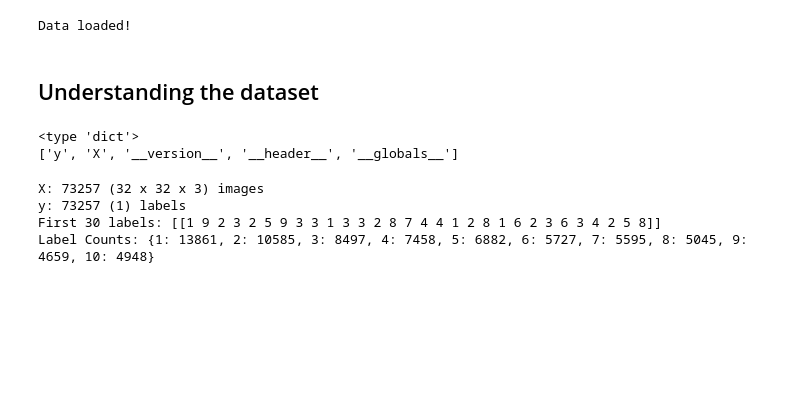
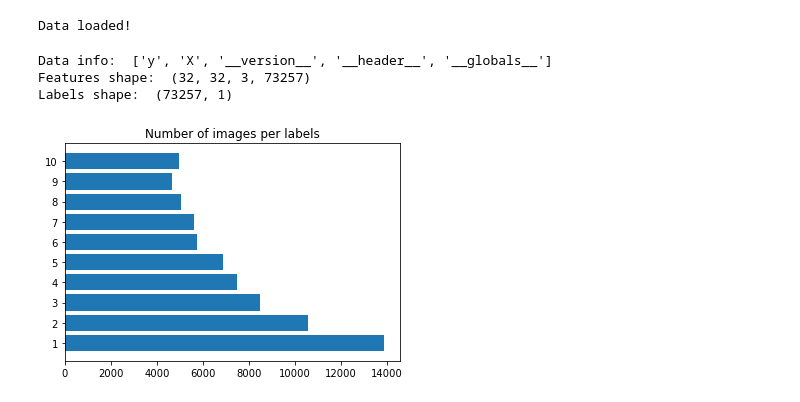
Before and after one commit to danresende/machine-learning, a Jupyter notebook: mlnd_capstone/project/draft.ipynb, the cells around one changed output. Cells and saved outputs as stored; diff of their text form; code cells hidden in the pictures; blank space fills up the shorter version.

```diff
--- a/mlnd_capstone/project/draft.ipynb
+++ b/mlnd_capstone/project/draft.ipynb
@@ -62,28 +163,24 @@ svhn_data = loadmat('../data/train_32x32.mat')
 print('Data loaded!')
 # %% [output]
 Data loaded!
-# %% [markdown]
-## Understanding the dataset
-# %%
-print(type(svhn_data))
-print(svhn_data.keys())
-# %% [output]
-<type 'dict'>
-['y', 'X', '__version__', '__header__', '__globals__']
-# %%
-features = svhn_data['X']
-labels = svhn_data['y']
-
-print('X: {} ({} x {} x {}) images'.format(features.shape[3], features.shape[0],
-                                           features.shape[1], features.shape[2]))
-print('y: {} ({}) labels'.format(labels.shape[0], labels.shape[1]))
-print('First 30 labels: {}'.format(labels[:30].reshape((1,-1))))
-print('Label Counts: {}'.format(dict(zip(*np.unique(labels, return_counts=True)))))
-# %% [output]
-X: 73257 (32 x 32 x 3) images
-y: 73257 (1) labels
-First 30 labels: [[1 9 2 3 2 5 9 3 3 1 3 3 2 8 7 4 4 1 2 8 1 6 2 3 6 3 4 2 5 8]]
-Label Counts: {1: 13861, 2: 10585, 3: 8497, 4: 7458, 5: 6882, 6: 5727, 7: 5595, 8: 5045, 9: 4659, 10: 4948}
+# %%
+print('Data info: ', svhn_data.keys())
+print('Features shape: ', svhn_data['X'].shape)
+print('Labels shape: ', svhn_data['y'].shape)
+# %% [output]
+Data info:  ['y', 'X', '__version__', '__header__', '__globals__']
+Features shape:  (32, 32, 3, 73257)
+Labels shape:  (73257, 1)
+# %%
+features = svhn_data['X']
+labels = svhn_data['y']
+count_labels = dict(zip(*np.unique(labels, return_counts=True)))
+plt.barh(np.arange(10), count_labels.values())
+plt.yticks(np.arange(10), count_labels.keys())
+plt.title('Number of images per labels')
+plt.show()
+# %% [output]
+[figure, added]
 # %%
 display_sample_images(features, labels, 4)
 # %% [output]
```
Also changed, not shown: parts of 54 cells of this notebook, 2 other files.
